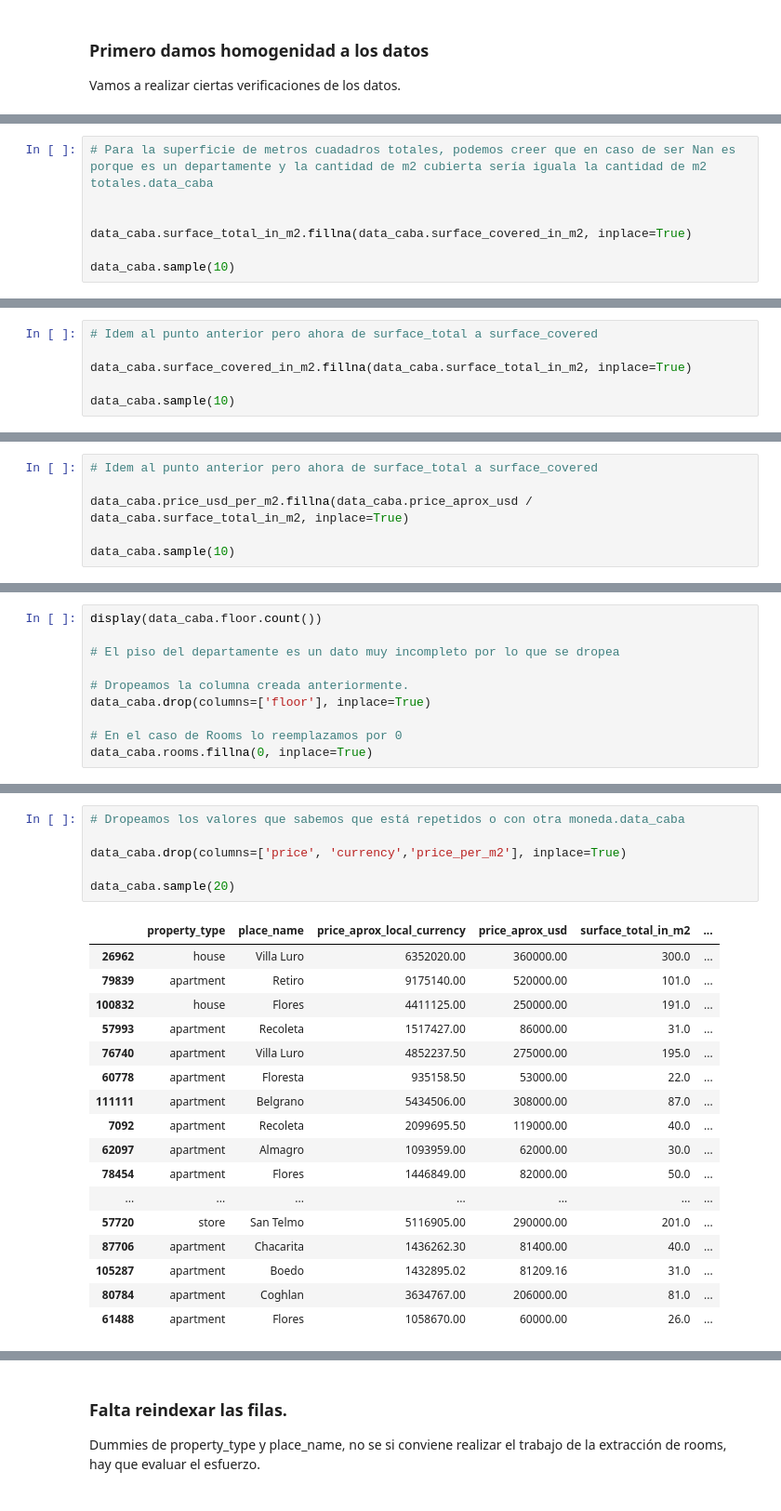
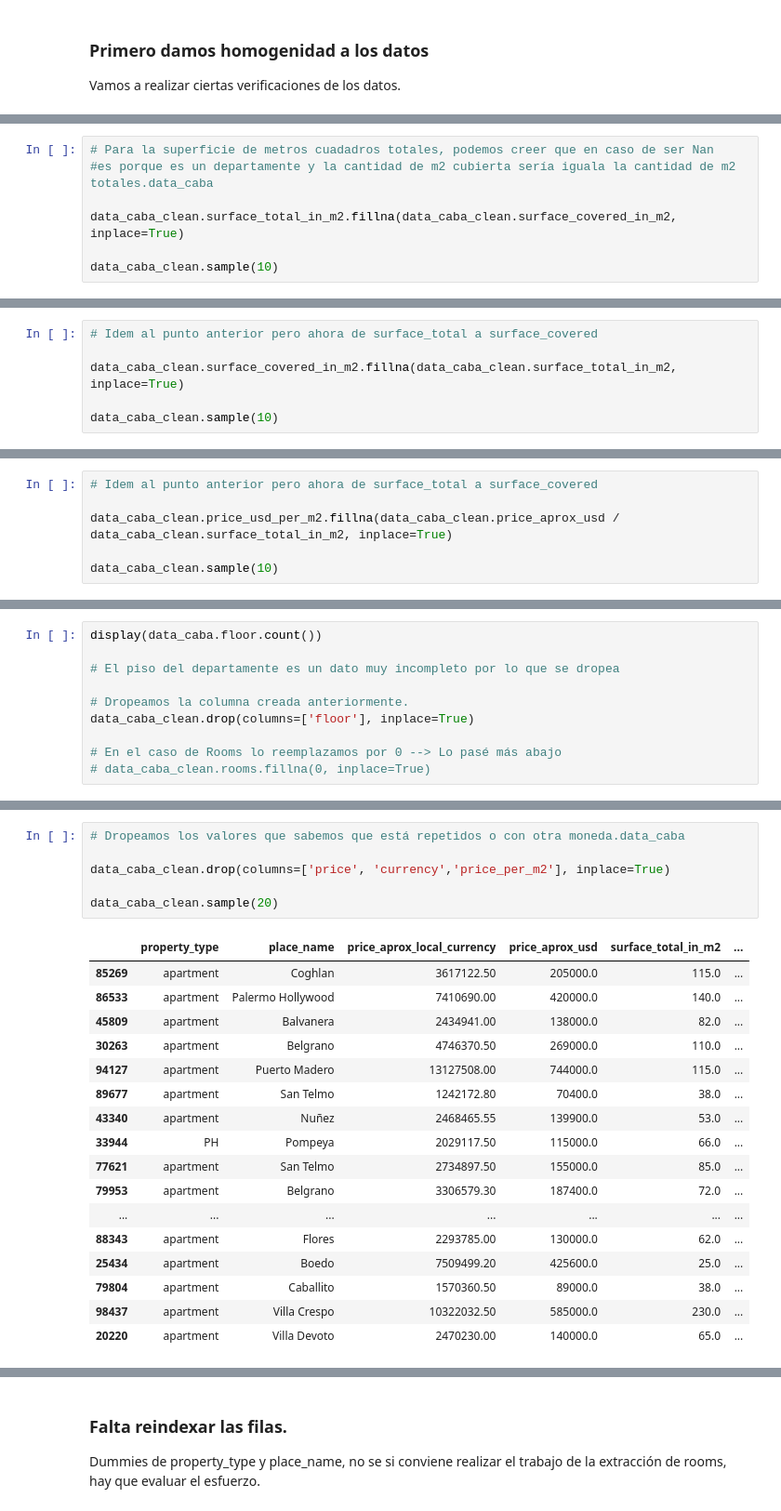
Before and after one commit to nachommm/Desafio2, a Jupyter notebook: desafio2-machine.learning.ipynb, the cells around one changed output, grey strips where cells are left out. Shown at 93% size. Saved outputs shown, nothing was run; the diff lists cells and outputs as text.

```diff
--- a/desafio2-machine.learning.ipynb
+++ b/desafio2-machine.learning.ipynb
@@ -232,9 +386,9 @@ display(data_caba.loc[mask_price_validation, :].sample(20))
 # %%
-# Para la superficie de metros cuadadros totales, podemos creer que en caso de ser Nan es porque es un departamente y la cantidad de m2 cubierta sería iguala la cantidad de m2 totales.data_caba
+# Para la superficie de metros cuadadros totales, podemos creer que en caso de ser Nan
+#es porque es un departamente y la cantidad de m2 cubierta sería iguala la cantidad de m2 totales.data_caba
 
+data_caba_clean.surface_total_in_m2.fillna(data_caba_clean.surface_covered_in_m2, inplace=True)
 
-data_caba.surface_total_in_m2.fillna(data_caba.surface_covered_in_m2, inplace=True)
-
-data_caba.sample(10)
+data_caba_clean.sample(10)
 # %% [output]
 |  | property_type | place_name | price | currency | price_aprox_local_currency | price_aprox_usd | ... |
@@ -251,8 +409,8 @@ data_caba.sample(10)
 # %%
 # Idem al punto anterior pero ahora de surface_total a surface_covered
 
-data_caba.surface_covered_in_m2.fillna(data_caba.surface_total_in_m2, inplace=True)
+data_caba_clean.surface_covered_in_m2.fillna(data_caba_clean.surface_total_in_m2, inplace=True)
 
-data_caba.sample(10)
+data_caba_clean.sample(10)
 # %% [output]
 |  | property_type | place_name | price | currency | price_aprox_local_currency | price_aprox_usd | ... |
@@ -269,8 +431,8 @@ data_caba.sample(10)
 # %%
 # Idem al punto anterior pero ahora de surface_total a surface_covered
 
-data_caba.price_usd_per_m2.fillna(data_caba.price_aprox_usd / data_caba.surface_total_in_m2, inplace=True)
+data_caba_clean.price_usd_per_m2.fillna(data_caba_clean.price_aprox_usd / data_caba_clean.surface_total_in_m2, inplace=True)
 
-data_caba.sample(10)
+data_caba_clean.sample(10)
 # %% [output]
 |  | property_type | place_name | price | currency | price_aprox_local_currency | price_aprox_usd | ... |
@@ -290,8 +458,8 @@ display(data_caba.floor.count())
 # El piso del departamente es un dato muy incompleto por lo que se dropea
 
 # Dropeamos la columna creada anteriormente.
-data_caba.drop(columns=['floor'], inplace=True)
+data_caba_clean.drop(columns=['floor'], inplace=True)
 
-# En el caso de Rooms lo reemplazamos por 0
-data_caba.rooms.fillna(0, inplace=True)
+# En el caso de Rooms lo reemplazamos por 0 --> Lo pasé más abajo
+# data_caba_clean.rooms.fillna(0, inplace=True)
 # %% [output]
@@ -305,24 +477,24 @@ display(data_caba.rooms.count())
 # %%
 # Dropeamos los valores que sabemos que está repetidos o con otra moneda.data_caba
 
-data_caba.drop(columns=['price', 'currency','price_per_m2'], inplace=True)
+data_caba_clean.drop(columns=['price', 'currency','price_per_m2'], inplace=True)
 
-data_caba.sample(20)
+data_caba_clean.sample(20)
 # %% [output]
 |  | property_type | place_name | price_aprox_local_currency | price_aprox_usd | surface_total_in_m2 | ... |
-| 26962 | house | Villa Luro | 6352020.00 | 360000.00 | 300.0 | ... |
-| 79839 | apartment | Retiro | 9175140.00 | 520000.00 | 101.0 | ... |
-| 100832 | house | Flores | 4411125.00 | 250000.00 | 191.0 | ... |
-| 57993 | apartment | Recoleta | 1517427.00 | 86000.00 | 31.0 | ... |
-| 76740 | apartment | Villa Luro | 4852237.50 | 275000.00 | 195.0 | ... |
-| 60778 | apartment | Floresta | 935158.50 | 53000.00 | 22.0 | ... |
-| 111111 | apartment | Belgrano | 5434506.00 | 308000.00 | 87.0 | ... |
-| 7092 | apartment | Recoleta | 2099695.50 | 119000.00 | 40.0 | ... |
-| 62097 | apartment | Almagro | 1093959.00 | 62000.00 | 30.0 | ... |
-| 78454 | apartment | Flores | 1446849.00 | 82000.00 | 50.0 | ... |
+| 85269 | apartment | Coghlan | 3617122.50 | 205000.0 | 115.0 | ... |
+| 86533 | apartment | Palermo Hollywood | 7410690.00 | 420000.0 | 140.0 | ... |
+| 45809 | apartment | Balvanera | 2434941.00 | 138000.0 | 82.0 | ... |
+| 30263 | apartment | Belgrano | 4746370.50 | 269000.0 | 110.0 | ... |
+| 94127 | apartment | Puerto Madero | 13127508.00 | 744000.0 | 115.0 | ... |
+| 89677 | apartment | San Telmo | 1242172.80 | 70400.0 | 38.0 | ... |
+| 43340 | apartment | Nuñez | 2468465.55 | 139900.0 | 53.0 | ... |
+| 33944 | PH | Pompeya | 2029117.50 | 115000.0 | 66.0 | ... |
+| 77621 | apartment | San Telmo | 2734897.50 | 155000.0 | 85.0 | ... |
+| 79953 | apartment | Belgrano | 3306579.30 | 187400.0 | 72.0 | ... |
 | ... | ... | ... | ... | ... | ... | ... |
-| 57720 | store | San Telmo | 5116905.00 | 290000.00 | 201.0 | ... |
-| 87706 | apartment | Chacarita | 1436262.30 | 81400.00 | 40.0 | ... |
-| 105287 | apartment | Boedo | 1432895.02 | 81209.16 | 31.0 | ... |
-| 80784 | apartment | Coghlan | 3634767.00 | 206000.00 | 81.0 | ... |
-| 61488 | apartment | Flores | 1058670.00 | 60000.00 | 26.0 | ... |
+| 88343 | apartment | Flores | 2293785.00 | 130000.0 | 62.0 | ... |
+| 25434 | apartment | Boedo | 7509499.20 | 425600.0 | 25.0 | ... |
+| 79804 | apartment | Caballito | 1570360.50 | 89000.0 | 38.0 | ... |
+| 98437 | apartment | Villa Crespo | 10322032.50 | 585000.0 | 230.0 | ... |
+| 20220 | apartment | Villa Devoto | 2470230.00 | 140000.0 | 65.0 | ... |
```
Also changed, not shown: parts of 109 cells of this notebook.
